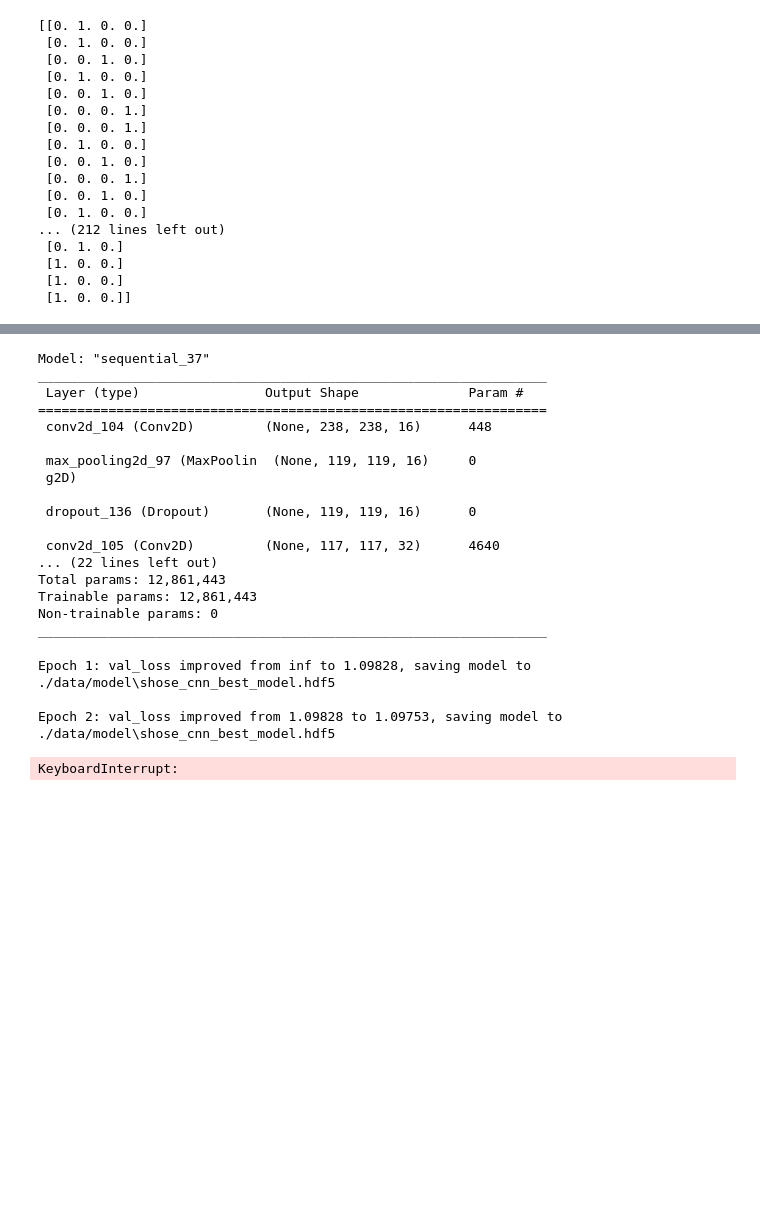
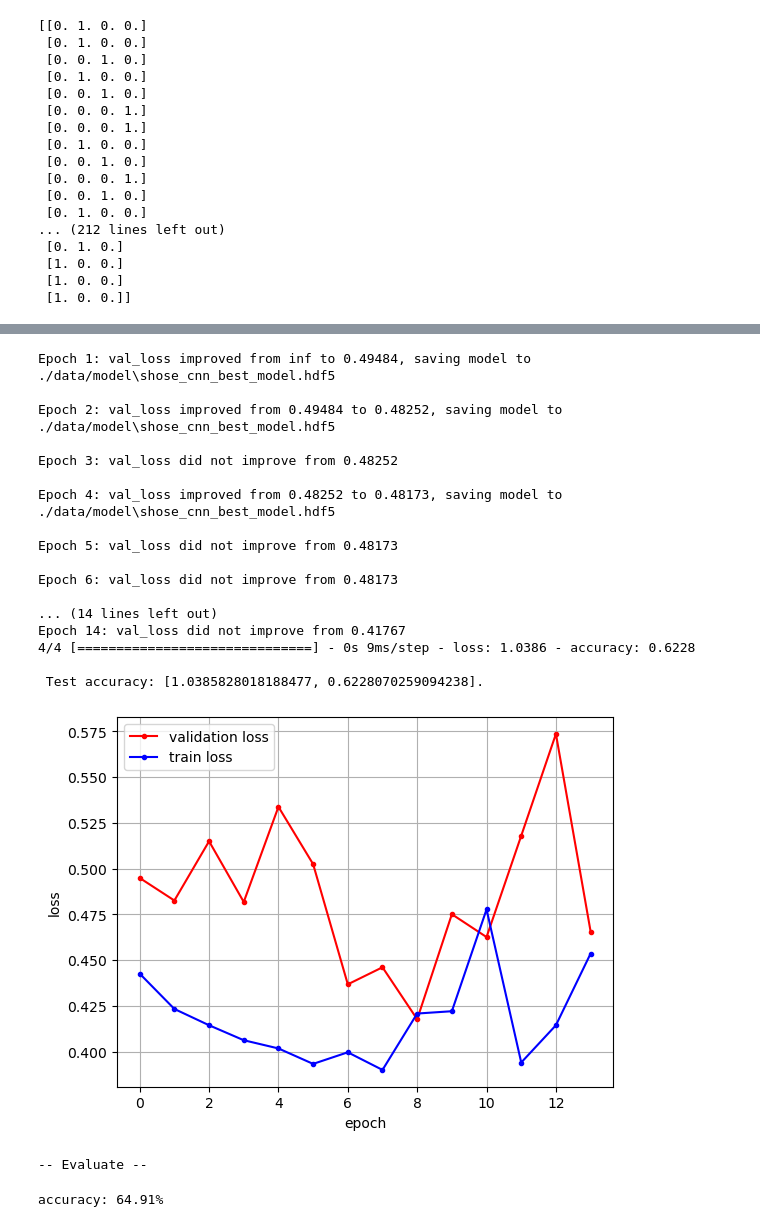
Before and after one commit to Yongjae-0804/KWU-AI-Programming, a Jupyter notebook: Homework/hw_5_연습.ipynb, the cells around one changed output, grey strips where cells are left out. Cells and saved outputs as stored; diff of their text form; code cells hidden in the pictures; blank space fills up the shorter version.

```diff
--- a/Homework/hw_5_연습.ipynb
+++ b/Homework/hw_5_연습.ipynb
@@ -117,7 +117,7 @@ nike  :  ./data/hw5/test/nike\0.jpg
 X_train, X_valid, y_train, y_valid = np.load("./data/hw5/shose_train.npy",allow_pickle=True)
 
 
-X_2, X_test, y_2, y_test = np.load("./data/hw5/shose_test.npy",allow_pickle=True)
+X_test, X_2, y_test, y_2 = np.load("./data/hw5/shose_test.npy",allow_pickle=True)
 X_test = np.append(X_test,X_2,axis=0)
 y_test = np.append(y_test,y_2,axis=0)
 # %%
@@ -287,62 +286,50 @@ dir(X_train_gen)
 # %%
 # 모델 구현 및 학습
 
 # Simple deep learning model
-model = Sequential()
-model.add(Conv2D(16, kernel_size = (3, 3), input_shape = (240, 240, 3), activation = 'relu'))
-model.add(MaxPooling2D(pool_size = (2, 2)))
-model.add(Dropout(0.25))
-model.add(Conv2D(32, (3, 3), activation = 'relu'))
-model.add(MaxPooling2D(pool_size = (2, 2)))
-model.add(Dropout(0.25))
-model.add(Conv2D(32, (3, 3), activation = 'relu'))
-model.add(MaxPooling2D(pool_size = (2, 2)))
-model.add(Dropout(0.25))
-model.add(Flatten())
-model.add(Dense(512, activation = 'relu'))
-model.add(Dropout(0.5))
-model.add(Dense(3, activation = 'softmax'))
 
-model.compile(loss = 'categorical_crossentropy', optimizer = 'adam', metrics = ['accuracy'])
 
 modelpath = './data/model/shose_cnn_best_model.hdf5'
 checkpointer = ModelCheckpoint(filepath = modelpath, monitor = 'val_loss', verbose = 1, save_best_only = True)
-early_stopping_callback = EarlyStopping(monitor = 'val_loss', patience = 10)
-model.summary()
+early_stopping_callback = EarlyStopping(monitor = 'val_loss', patience = 5)
 
-history = model.fit_generator(X_train_gen , validation_data = X_valid_gen,epochs = 30,   verbose = 0, callbacks = [early_stopping_callback, checkpointer])
-print("\n Test accuracy: {}.".format(model.evaluate(X_test, y_test)[1]))
+history = model.fit(X_train_gen , validation_data = X_valid_gen, steps_per_epoch=75, epochs = 200,   verbose = 0, callbacks = [early_stopping_callback, checkpointer])
+print("\n Test accuracy: {}.".format(model.evaluate(X_test_gen)))
 
 y_vloss = history.history['val_loss'] # validation loss
 y_loss = history.history['loss'] # train loss
 
 x_len = np.arange(len(y_loss))
 plt.plot(x_len, y_vloss, marker = '.', c = 'red', label = 'validation loss')
 plt.plot(x_len, y_loss, marker = '.', c = 'blue', label = 'train loss')
 plt.legend()
 plt.grid()
 plt.xlabel('epoch')
 plt.ylabel('loss')
 plt.show()
 # %% [output]
-Model: "sequential_37"
-_________________________________________________________________
- Layer (type)                Output Shape              Param #
-=================================================================
- conv2d_104 (Conv2D)         (None, 238, 238, 16)      448
+Epoch 1: val_loss improved from inf to 0.49484, saving model to ./data/model\shose_cnn_best_model.hdf5
 
- max_pooling2d_97 (MaxPoolin  (None, 119, 119, 16)     0
- g2D)
+Epoch 2: val_loss improved from 0.49484 to 0.48252, saving model to ./data/model\shose_cnn_best_model.hdf5
 
- dropout_136 (Dropout)       (None, 119, 119, 16)      0
+Epoch 3: val_loss did not improve from 0.48252
 
- conv2d_105 (Conv2D)         (None, 117, 117, 32)      4640
-... (22 lines left out)
-Total params: 12,861,443
-Trainable params: 12,861,443
-Non-trainable params: 0
-_________________________________________________________________
+Epoch 4: val_loss improved from 0.48252 to 0.48173, saving model to ./data/model\shose_cnn_best_model.hdf5
+
+Epoch 5: val_loss did not improve from 0.48173
+
+Epoch 6: val_loss did not improve from 0.48173
+
+... (14 lines left out)
+Epoch 14: val_loss did not improve from 0.41767
+4/4 [==============================] - 0s 9ms/step - loss: 1.0386 - accuracy: 0.6228
+
+ Test accuracy: [1.0385828018188477, 0.6228070259094238].
-Epoch 1: val_loss improved from inf to 1.09828, saving model to ./data/model\shose_cnn_best_model.hdf5
-
-Epoch 2: val_loss improved from 1.09828 to 1.09753, saving model to ./data/model\shose_cnn_best_model.hdf5
-KeyboardInterrupt:
+[figure, added]
+# %%
+print("-- Evaluate --")
+scores = model.evaluate_generator(X_test_gen)
+print("%s: %.2f%%" %(model.metrics_names[1], scores[1]*100))
+# %% [output]
+-- Evaluate --
+accuracy: 64.91%
```
Also changed, not shown: parts of 10 cells of this notebook.
